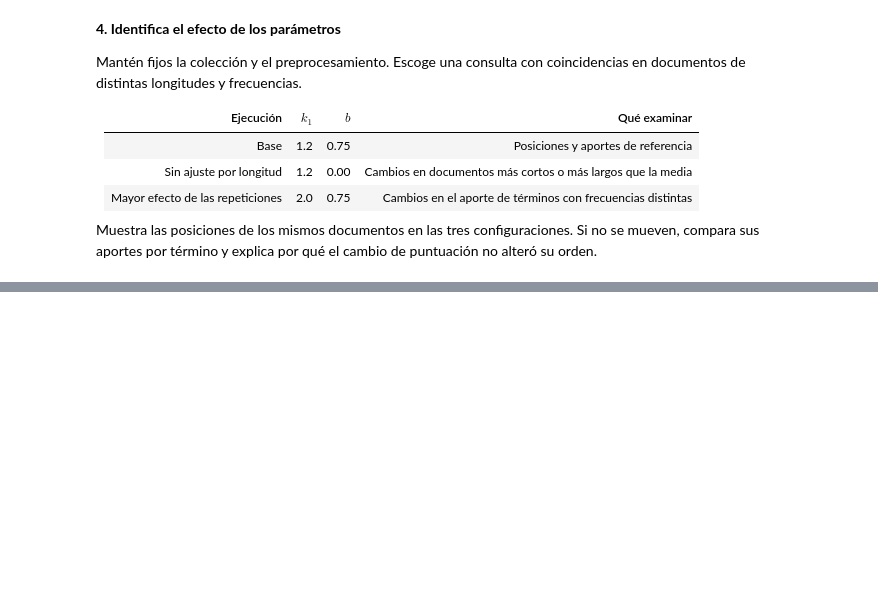
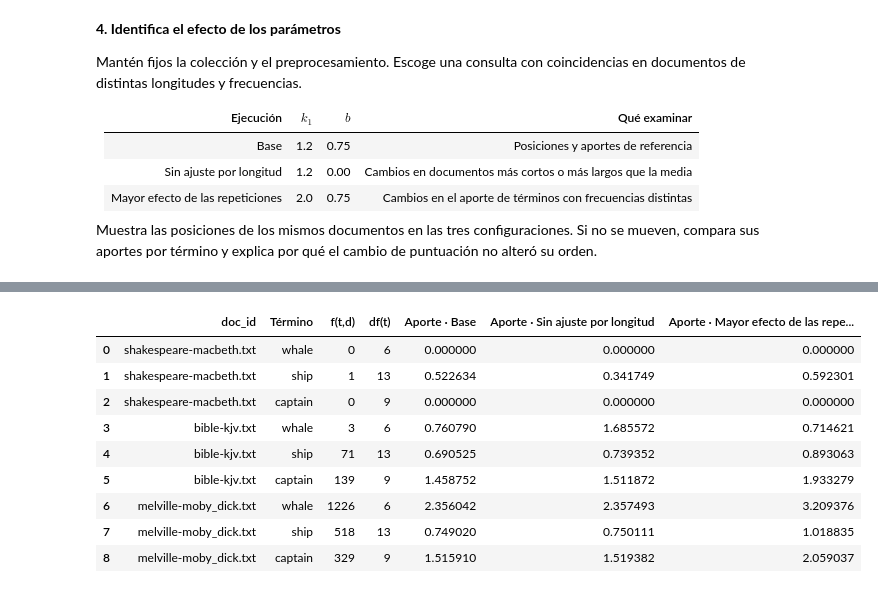
Before and after one commit to Boris-epn/Recuperaci-n-de-la-informaci-n, a Jupyter notebook: Primer bimestre/04_bm25.ipynb, the cells around one changed output, grey strips where cells are left out. Saved outputs shown, nothing was run; the diff lists cells and outputs as text; code cells hidden in the pictures; blank space fills up the shorter version.

```diff
--- a/Primer bimestre/04_bm25.ipynb
+++ b/Primer bimestre/04_bm25.ipynb
@@ -49,3 +384,83 @@ Mantén fijos la colección y el preprocesamiento. Escoge una consulta con coinc
 | Mayor efecto de las repeticiones | 2.0 | 0.75 | Cambios en el aporte de términos con frecuencias distintas |
 
 Muestra las posiciones de los mismos documentos en las tres configuraciones. Si no se mueven, compara sus aportes por término y explica por qué el cambio de puntuación no alteró su orden.
+# %%
+from collections import Counter
+
+import pandas as pd
+from IPython.display import display
+
+consulta = "whale ship captain"
+terminos = list(dict.fromkeys(preprocesar(consulta)))
+
+configuraciones = [
+    ("Base", 1.2, 0.75),
+    ("Sin ajuste por longitud", 1.2, 0.00),
+    ("Mayor efecto de las repeticiones", 2.0, 0.75),
+]
+frecuencias = {}
+longitudes = {}
+
+for doc_id, tokens in tokens_por_id.items():
+    conteo = Counter(tokens)
+    if any(conteo[t] > 0 for t in terminos):
+        frecuencias[doc_id] = conteo
+        longitudes[doc_id] = len(tokens)
+resultados = {}
+
+for nombre, k1_prueba, b_prueba in configuraciones:
+    aportes = {}
+    scores = {}
+
+    for doc_id, conteo in frecuencias.items():
+        longitud = longitudes[doc_id]
+        ajuste = k1_prueba * (1 - b_prueba + b_prueba * longitud / longitud_media)
+
+        aportes[doc_id] = {}
+        for t in terminos:
+            tf = conteo[t]
+            aportes[doc_id][t] = (
+                idf_bm25.get(t, 0) * tf * (k1_prueba + 1) / (tf + ajuste)
+            )
+
+        scores[doc_id] = sum(aportes[doc_id].values())
+
+    orden = sorted(scores, key=lambda doc_id: (-scores[doc_id], doc_id))
+    posiciones = {doc_id: pos for pos, doc_id in enumerate(orden, start=1)}
+    resultados[nombre] = (posiciones, scores, aportes)
+mas_corto = min(longitudes, key=longitudes.get)
+mas_largo = max(longitudes, key=longitudes.get)
+primero_base = min(resultados["Base"][0], key=resultados["Base"][0].get)
+elegidos = list(dict.fromkeys([mas_corto, mas_largo, primero_base]))
+filas_posiciones = []
+
+for doc_id in elegidos:
+    fila = {"doc_id": doc_id, "|d|": longitudes[doc_id]}
+
+    for nombre, (posiciones, scores, _) in resultados.items():
+        fila[f"Posición · {nombre}"] = posiciones[doc_id]
+        fila[f"Score · {nombre}"] = scores[doc_id]
+
+    filas_posiciones.append(fila)
+
+print(f"Consulta: {consulta}")
+print(f"Longitud media de la colección: {longitud_media:,.1f} tokens")
+display(pd.DataFrame(filas_posiciones).round(6))
+filas_aportes = []
+
+for doc_id in elegidos:
+    for t in terminos:
+        fila = {
+            "doc_id": doc_id,
+            "Término": t,
+            "f(t,d)": frecuencias[doc_id][t],
+            "df(t)": df_corpus.get(t, 0),
+        }
+
+        for nombre, (_, _, aportes) in resultados.items():
+            fila[f"Aporte · {nombre}"] = aportes[doc_id][t]
+
+        filas_aportes.append(fila)
+
+display(pd.DataFrame(filas_aportes).round(6))
+# %% [output]
@@ -51,0 +473,10 @@ Muestra las posiciones de los mismos documentos en las tres configuraciones. Si
+|  | doc_id | Término | f(t,d) | df(t) | Aporte · Base | Aporte · Sin ajuste por longitud | Aporte · Mayor efecto de las repe... |
+| 0 | shakespeare-macbeth.txt | whale | 0 | 6 | 0.000000 | 0.000000 | 0.000000 |
+| 1 | shakespeare-macbeth.txt | ship | 1 | 13 | 0.522634 | 0.341749 | 0.592301 |
+| 2 | shakespeare-macbeth.txt | captain | 0 | 9 | 0.000000 | 0.000000 | 0.000000 |
+| 3 | bible-kjv.txt | whale | 3 | 6 | 0.760790 | 1.685572 | 0.714621 |
+| 4 | bible-kjv.txt | ship | 71 | 13 | 0.690525 | 0.739352 | 0.893063 |
+| 5 | bible-kjv.txt | captain | 139 | 9 | 1.458752 | 1.511872 | 1.933279 |
+| 6 | melville-moby_dick.txt | whale | 1226 | 6 | 2.356042 | 2.357493 | 3.209376 |
+| 7 | melville-moby_dick.txt | ship | 518 | 13 | 0.749020 | 0.750111 | 1.018835 |
+| 8 | melville-moby_dick.txt | captain | 329 | 9 | 1.515910 | 1.519382 | 2.059037 |
```
Also changed, not shown: parts of 5 cells of this notebook.
